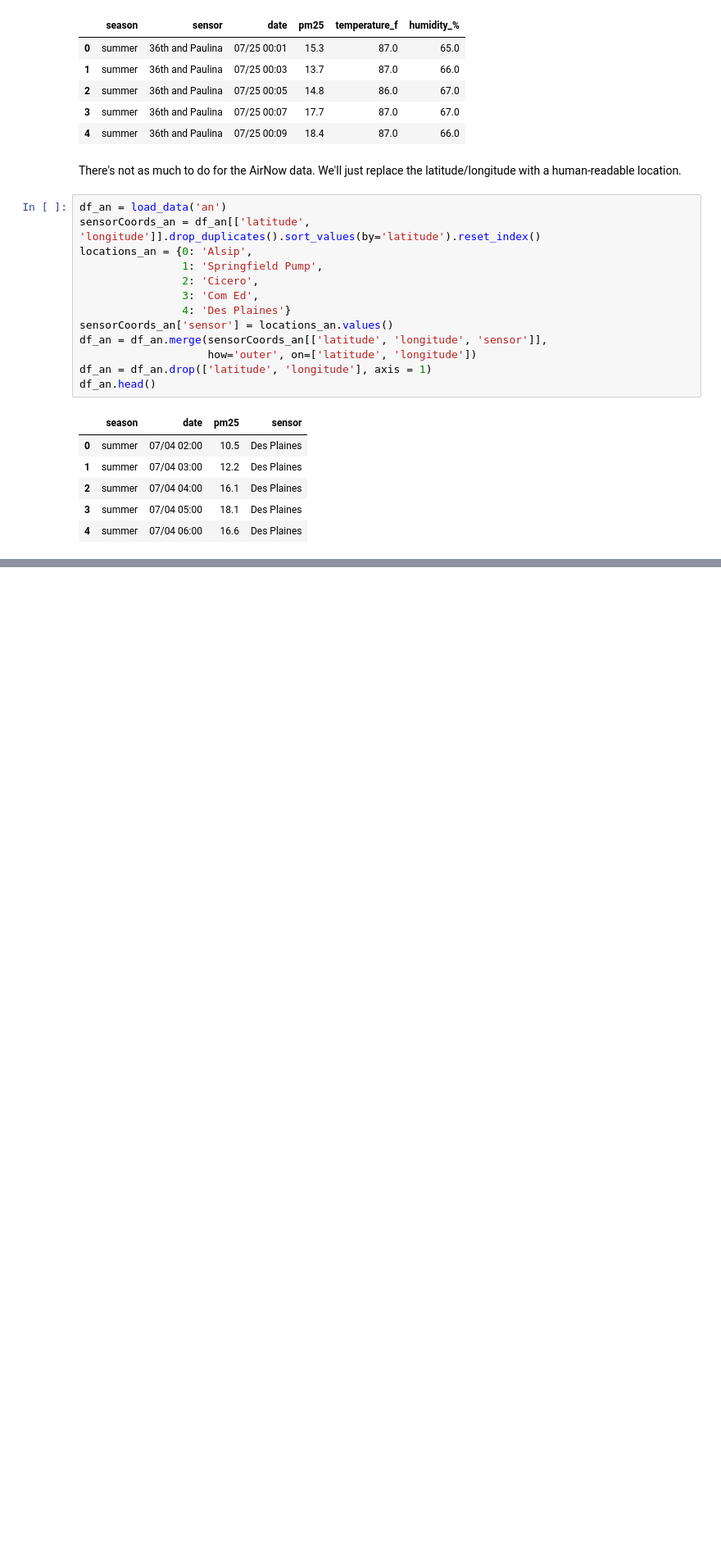
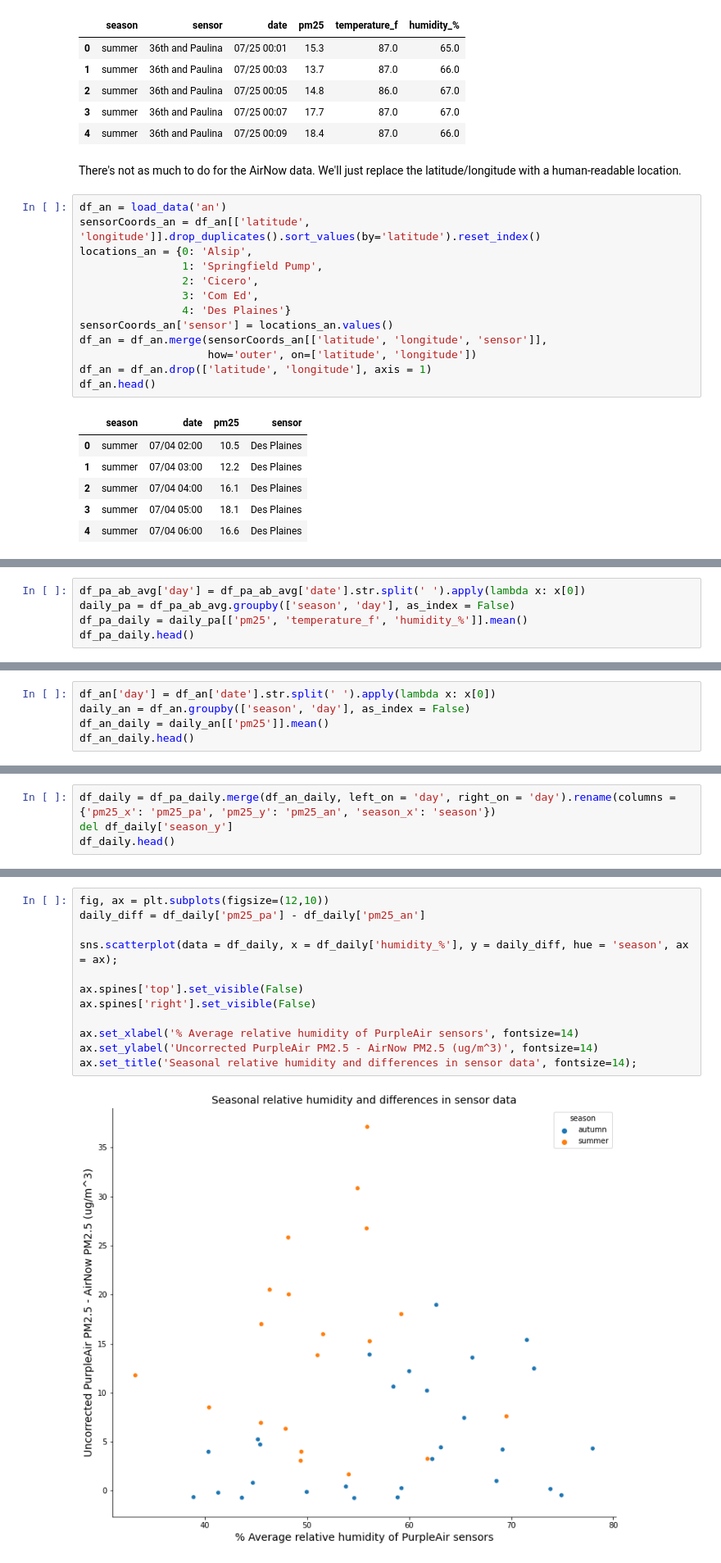
Before and after one commit to code-312/Air-Quality, a Jupyter notebook: notebooks/mckinley_park_vs_airnow_accuracy_corrections.ipynb, the cells around one changed output, grey strips where cells are left out. Shown: that part at 82% size. Cells and saved outputs as stored; diff of their text form; blank space fills up the shorter version.

Commit message:
Added daily comparisons with corrections

```diff
--- a/notebooks/mckinley_park_vs_airnow_accuracy_corrections.ipynb
+++ b/notebooks/mckinley_park_vs_airnow_accuracy_corrections.ipynb
@@ -158,0 +164,5 @@ df_an.head()
+# %%
+df_pa_ab_avg['day'] = df_pa_ab_avg['date'].str.split(' ').apply(lambda x: x[0])
+daily_pa = df_pa_ab_avg.groupby(['season', 'day'], as_index = False)
+df_pa_daily = daily_pa[['pm25', 'temperature_f', 'humidity_%']].mean()
+df_pa_daily.head()
@@ -158,0 +176,5 @@ df_an.head()
+# %%
+df_an['day'] = df_an['date'].str.split(' ').apply(lambda x: x[0])
+daily_an = df_an.groupby(['season', 'day'], as_index = False)
+df_an_daily = daily_an[['pm25']].mean()
+df_an_daily.head()
@@ -158,0 +190,4 @@ df_an.head()
+# %%
+df_daily = df_pa_daily.merge(df_an_daily, left_on = 'day', right_on = 'day').rename(columns = {'pm25_x': 'pm25_pa', 'pm25_y': 'pm25_an', 'season_x': 'season'})
+del df_daily['season_y']
+df_daily.head()
@@ -158,0 +205,14 @@ df_an.head()
+# %%
+fig, ax = plt.subplots(figsize=(12,10))
+daily_diff = df_daily['pm25_pa'] - df_daily['pm25_an']
+
+sns.scatterplot(data = df_daily, x = df_daily['humidity_%'], y = daily_diff, hue = 'season', ax = ax);
+
+ax.spines['top'].set_visible(False)
+ax.spines['right'].set_visible(False)
+
+ax.set_xlabel('% Average relative humidity of PurpleAir sensors', fontsize=14)
+ax.set_ylabel('Uncorrected PurpleAir PM2.5 - AirNow PM2.5 (ug/m^3)', fontsize=14)
+ax.set_title('Seasonal relative humidity and differences in sensor data', fontsize=14);
+# %% [output]
+[figure, added]
```
Also changed, not shown: parts of 24 cells of this notebook, 2 other files.
